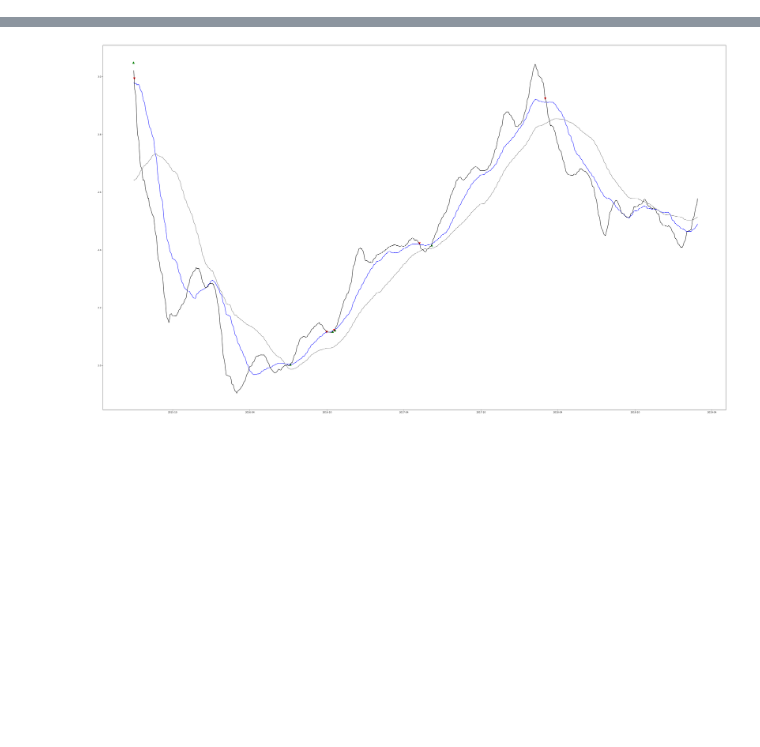
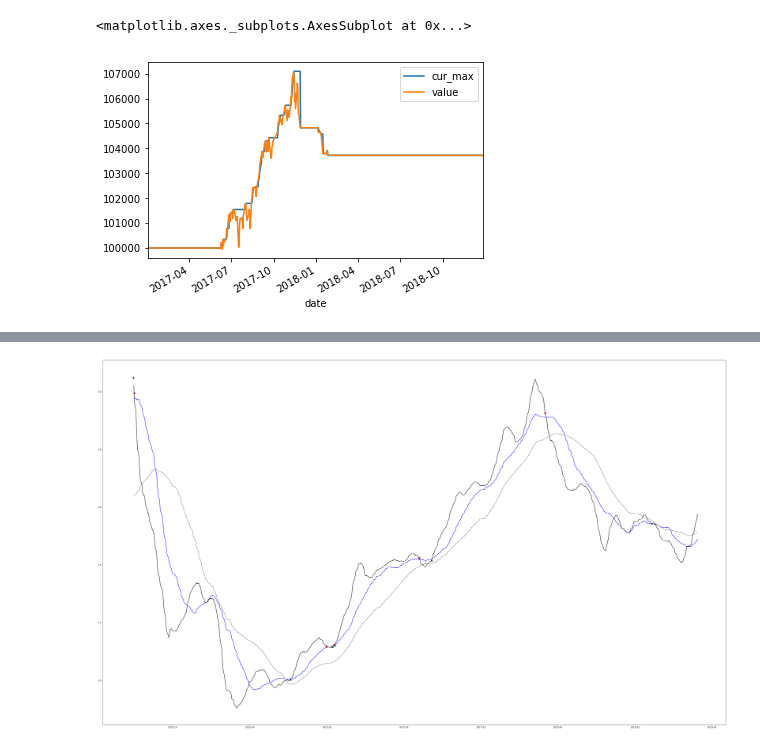
Before and after one commit to belmount/tmpy, a Jupyter notebook: strategy.ipynb, the cells around one changed output, grey strips where cells are left out. Cells and saved outputs as stored; diff of their text form; code cells hidden in the pictures; blank space fills up the shorter version.

```diff
--- a/strategy.ipynb
+++ b/strategy.ipynb
@@ -271,0 +240,5 @@ dtype: float64
+# %%
+test_data[['cur_max','value']].plot()
+# %% [output]
+<matplotlib.axes._subplots.AxesSubplot at 0x...>
+[figure, added]
```
Also changed, not shown: parts of 29 cells of this notebook.
